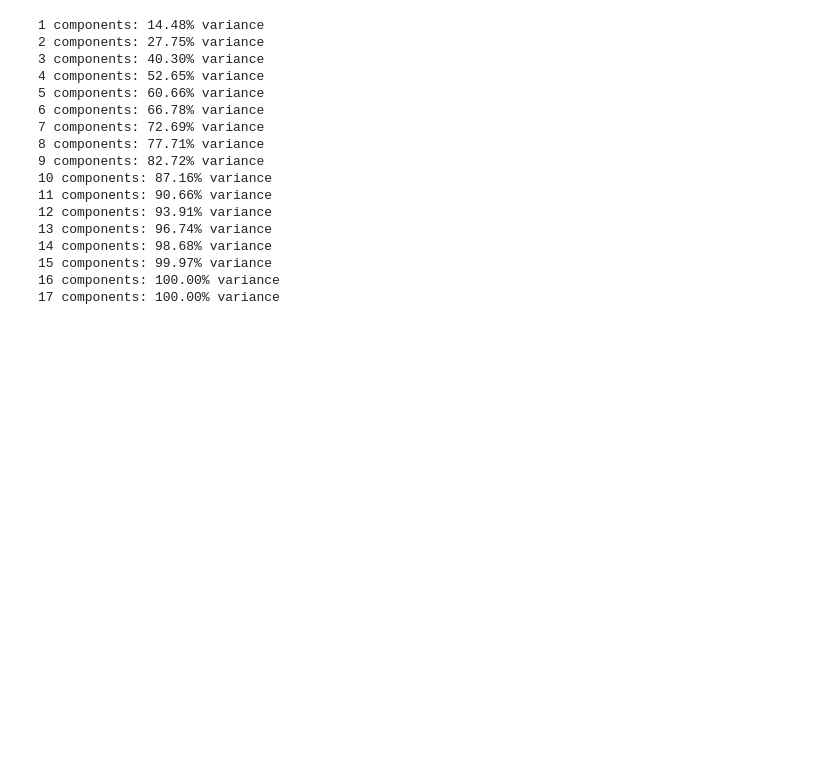
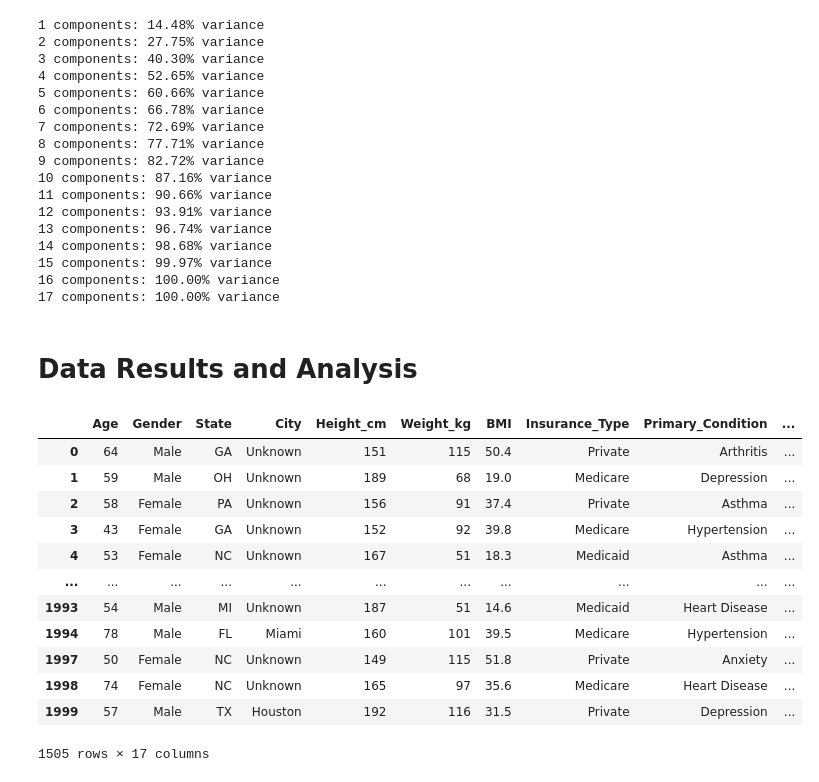
Before and after one commit to yusufimantaka/patient-segmentation, a Jupyter notebook: clustering.ipynb, the cells around one changed output. Saved outputs shown, nothing was run; the diff lists cells and outputs as text; code cells hidden in the pictures; blank space fills up the shorter version.

Commit message:
New: Added clusters to df

```diff
--- a/clustering.ipynb
+++ b/clustering.ipynb
@@ -45,6 +45,7 @@ dtype: object
 # Drop Unnecesary Columns
 
 df_new = df.drop(columns=['PatientID'])
+df_raw = df.drop(columns=['PatientID'])
 
 # Encode Categorical Variables
 
@@ -212,3 +235,5 @@ plt.show()
+# %%
+df_raw['kmeans_cluster'] = labels
 # %% [markdown]
 # Hierarchical (Agglomerative) Clustering
 # %%
@@ -276,6 +301,8 @@ plt.axhline(y=5, color='r', linestyle='--')
 plt.show()
 # %% [output]
 [figure]
+# %%
+df_raw['agglo_cluster'] = clusters_agg_labels
 # %% [markdown]
 # Low Silhouette Score Analysis
 # %%
@@ -308,3 +335,21 @@ for i in range(len(cumvar)):
 15 components: 99.97% variance
 16 components: 100.00% variance
 17 components: 100.00% variance
+# %% [markdown]
+# Data Results and Analysis
+# %%
+df_raw
+# %% [output]
+|  | Age | Gender | State | City | Height_cm | Weight_kg | BMI | Insurance_Type | Primary_Condition | ... |
+| 0 | 64 | Male | GA | Unknown | 151 | 115 | 50.4 | Private | Arthritis | ... |
+| 1 | 59 | Male | OH | Unknown | 189 | 68 | 19.0 | Medicare | Depression | ... |
+| 2 | 58 | Female | PA | Unknown | 156 | 91 | 37.4 | Private | Asthma | ... |
+| 3 | 43 | Female | GA | Unknown | 152 | 92 | 39.8 | Medicare | Hypertension | ... |
+| 4 | 53 | Female | NC | Unknown | 167 | 51 | 18.3 | Medicaid | Asthma | ... |
+| ... | ... | ... | ... | ... | ... | ... | ... | ... | ... | ... |
+| 1993 | 54 | Male | MI | Unknown | 187 | 51 | 14.6 | Medicaid | Heart Disease | ... |
+| 1994 | 78 | Male | FL | Miami | 160 | 101 | 39.5 | Medicare | Hypertension | ... |
+| 1997 | 50 | Female | NC | Unknown | 149 | 115 | 51.8 | Private | Anxiety | ... |
+| 1998 | 74 | Female | NC | Unknown | 165 | 97 | 35.6 | Medicare | Heart Disease | ... |
+| 1999 | 57 | Male | TX | Houston | 192 | 116 | 31.5 | Private | Depression | ... |
+1505 rows × 17 columns
```
Also changed, not shown: parts of 3 cells of this notebook.
